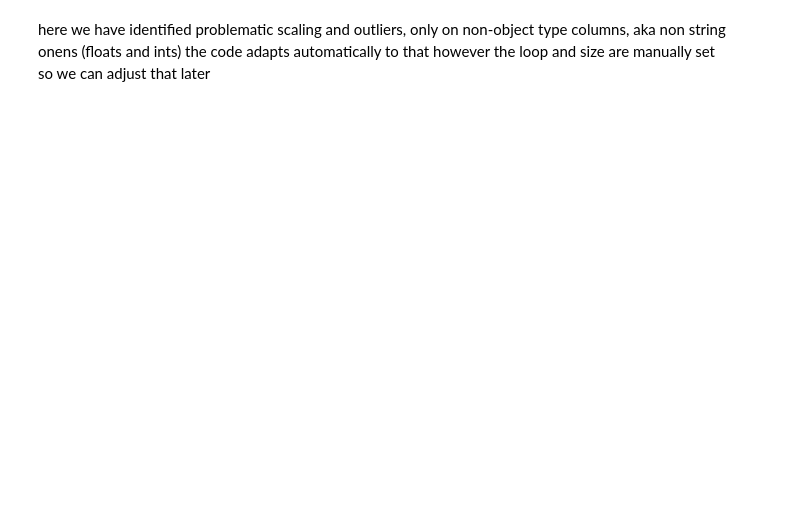
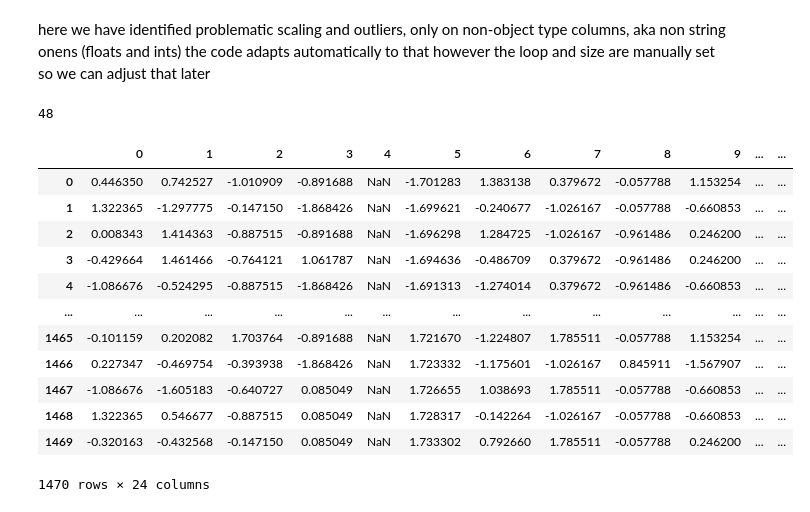
Before and after one commit to super-cinnamon/Projet_DM, a Jupyter notebook: projet.ipynb, the cells around one changed output. Saved outputs shown, nothing was run; the diff lists cells and outputs as text; code cells hidden in the pictures; blank space fills up the shorter version.

```diff
--- a/projet.ipynb
+++ b/projet.ipynb
@@ -136,0 +160,45 @@ the code adapts automatically to that however the loop and size are manually set
+# %%
+def ecartType(df_column):
+        return(np.sqrt((np.sum(np.power(df_column-mean(df_column),2)))/len(df_column)))
+
+def variance(df_column):
+        return(np.power(ecartType(df_column),2))
+
+def ecartInterquartile(df_column):
+        pass
+
+def dispersion(df_column):
+        pass
+# %%
+data = df.select_dtypes(exclude=['object'])
+median(data.Age)
+# %% [output]
+48
+# %%
+
+def z_score(dataframe):
+        z_scores = []
+        for i in range(0, dataframe.shape[0]):
+                row = []
+                for j in dataframe.columns:
+                        row.append(((dataframe[[j]].iloc[i]-mean(dataframe[[j]]))/ecartType(dataframe[[j]])).values[0])
+                z_scores.append(row)
+        return z_scores
+
+
+df = pd.DataFrame(z_score(data))
+df
+# %% [output]
+|  | 0 | 1 | 2 | 3 | 4 | 5 | 6 | 7 | 8 | 9 | ... | ... |
+| 0 | 0.446350 | 0.742527 | -1.010909 | -0.891688 | NaN | -1.701283 | 1.383138 | 0.379672 | -0.057788 | 1.153254 | ... | ... |
+| 1 | 1.322365 | -1.297775 | -0.147150 | -1.868426 | NaN | -1.699621 | -0.240677 | -1.026167 | -0.057788 | -0.660853 | ... | ... |
+| 2 | 0.008343 | 1.414363 | -0.887515 | -0.891688 | NaN | -1.696298 | 1.284725 | -1.026167 | -0.961486 | 0.246200 | ... | ... |
+| 3 | -0.429664 | 1.461466 | -0.764121 | 1.061787 | NaN | -1.694636 | -0.486709 | 0.379672 | -0.961486 | 0.246200 | ... | ... |
+| 4 | -1.086676 | -0.524295 | -0.887515 | -1.868426 | NaN | -1.691313 | -1.274014 | 0.379672 | -0.961486 | -0.660853 | ... | ... |
+| ... | ... | ... | ... | ... | ... | ... | ... | ... | ... | ... | ... | ... |
+| 1465 | -0.101159 | 0.202082 | 1.703764 | -0.891688 | NaN | 1.721670 | -1.224807 | 1.785511 | -0.057788 | 1.153254 | ... | ... |
+| 1466 | 0.227347 | -0.469754 | -0.393938 | -1.868426 | NaN | 1.723332 | -1.175601 | -1.026167 | 0.845911 | -1.567907 | ... | ... |
+| 1467 | -1.086676 | -1.605183 | -0.640727 | 0.085049 | NaN | 1.726655 | 1.038693 | 1.785511 | -0.057788 | -0.660853 | ... | ... |
+| 1468 | 1.322365 | 0.546677 | -0.887515 | 0.085049 | NaN | 1.728317 | -0.142264 | -1.026167 | -0.057788 | -0.660853 | ... | ... |
+| 1469 | -0.320163 | -0.432568 | -0.147150 | 0.085049 | NaN | 1.733302 | 0.792660 | 1.785511 | -0.057788 | 0.246200 | ... | ... |
+1470 rows × 24 columns
```
Also changed, not shown: parts of 8 cells of this notebook.
